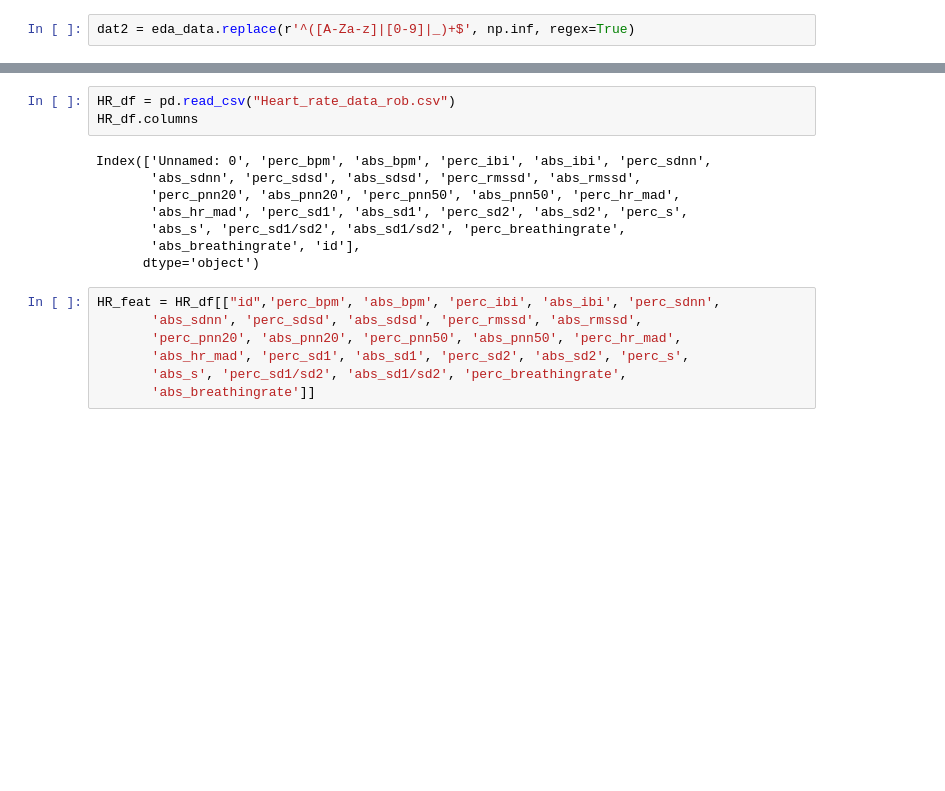
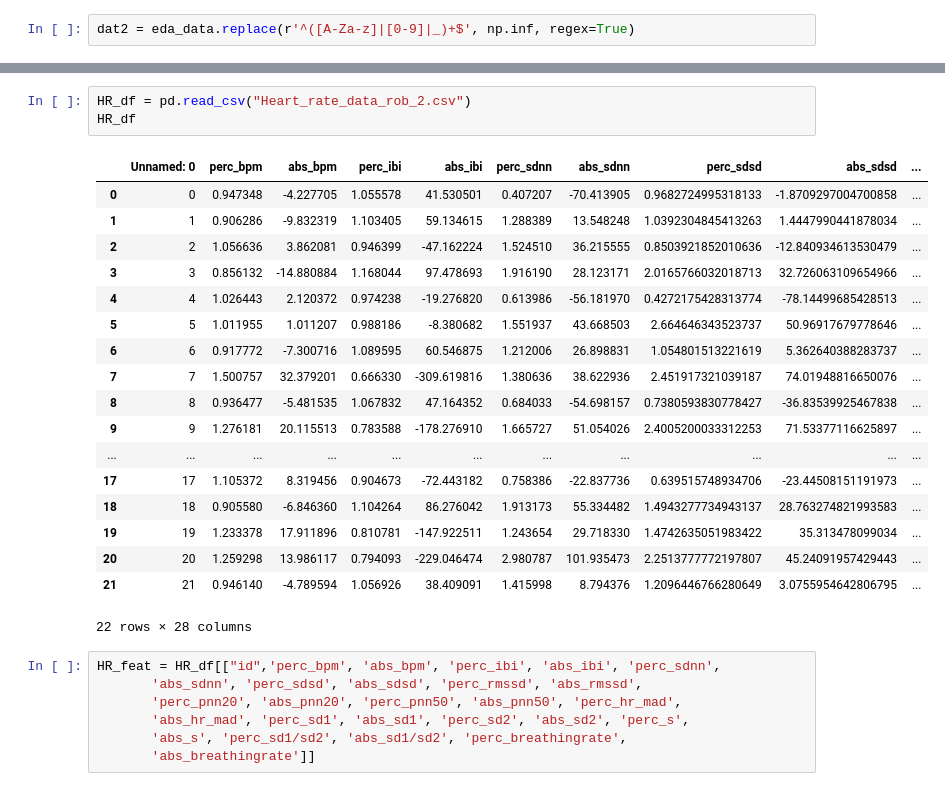
Before and after one commit to robfletch7/HRI, a Jupyter notebook: feature_setup.ipynb, the cells around one changed output, grey strips where cells are left out. Saved outputs shown, nothing was run; the diff lists cells and outputs as text; blank space fills up the shorter version.

```diff
--- a/feature_setup.ipynb
+++ b/feature_setup.ipynb
@@ -197,16 +240,27 @@ labels
 | 20 | 2022-03-14 14:43 | 3 | Male | 1.0 | 0.0 | 0.0 | ... |
 | 21 | 2022-03-14 14:51 | 7 | Female | 0.0 | 1.0 | 0.0 | ... |
 # %%
-HR_df = pd.read_csv("Heart_rate_data_rob.csv")
-HR_df.columns
+HR_df = pd.read_csv("Heart_rate_data_rob_2.csv")
+HR_df
 # %% [output]
+|  | Unnamed: 0 | perc_bpm | abs_bpm | perc_ibi | abs_ibi | perc_sdnn | abs_sdnn | perc_sdsd | abs_sdsd | ... |
+| 0 | 0 | 0.947348 | -4.227705 | 1.055578 | 41.530501 | 0.407207 | -70.413905 | 0.9682724995318133 | -1.8709297004700858 | ... |
+| 1 | 1 | 0.906286 | -9.832319 | 1.103405 | 59.134615 | 1.288389 | 13.548248 | 1.0392304845413263 | 1.4447990441878034 | ... |
+| 2 | 2 | 1.056636 | 3.862081 | 0.946399 | -47.162224 | 1.524510 | 36.215555 | 0.8503921852010636 | -12.840934613530479 | ... |
+| 3 | 3 | 0.856132 | -14.880884 | 1.168044 | 97.478693 | 1.916190 | 28.123171 | 2.0165766032018713 | 32.726063109654966 | ... |
+| 4 | 4 | 1.026443 | 2.120372 | 0.974238 | -19.276820 | 0.613986 | -56.181970 | 0.4272175428313774 | -78.14499685428513 | ... |
+| 5 | 5 | 1.011955 | 1.011207 | 0.988186 | -8.380682 | 1.551937 | 43.668503 | 2.664646343523737 | 50.96917679778646 | ... |
+| 6 | 6 | 0.917772 | -7.300716 | 1.089595 | 60.546875 | 1.212006 | 26.898831 | 1.054801513221619 | 5.362640388283737 | ... |
+| 7 | 7 | 1.500757 | 32.379201 | 0.666330 | -309.619816 | 1.380636 | 38.622936 | 2.451917321039187 | 74.01948816650076 | ... |
+| 8 | 8 | 0.936477 | -5.481535 | 1.067832 | 47.164352 | 0.684033 | -54.698157 | 0.7380593830778427 | -36.83539925467838 | ... |
+| 9 | 9 | 1.276181 | 20.115513 | 0.783588 | -178.276910 | 1.665727 | 51.054026 | 2.4005200033312253 | 71.53377116625897 | ... |
+| ... | ... | ... | ... | ... | ... | ... | ... | ... | ... | ... |
+| 17 | 17 | 1.105372 | 8.319456 | 0.904673 | -72.443182 | 0.758386 | -22.837736 | 0.639515748934706 | -23.44508151191973 | ... |
+| 18 | 18 | 0.905580 | -6.846360 | 1.104264 | 86.276042 | 1.913173 | 55.334482 | 1.4943277734943137 | 28.763274821993583 | ... |
+| 19 | 19 | 1.233378 | 17.911896 | 0.810781 | -147.922511 | 1.243654 | 29.718330 | 1.4742635051983422 | 35.313478099034 | ... |
+| 20 | 20 | 1.259298 | 13.986117 | 0.794093 | -229.046474 | 2.980787 | 101.935473 | 2.2513777772197807 | 45.24091957429443 | ... |
+| 21 | 21 | 0.946140 | -4.789594 | 1.056926 | 38.409091 | 1.415998 | 8.794376 | 1.2096446766280649 | 3.0755954642806795 | ... |
-Index(['Unnamed: 0', 'perc_bpm', 'abs_bpm', 'perc_ibi', 'abs_ibi', 'perc_sdnn',
-       'abs_sdnn', 'perc_sdsd', 'abs_sdsd', 'perc_rmssd', 'abs_rmssd',
-       'perc_pnn20', 'abs_pnn20', 'perc_pnn50', 'abs_pnn50', 'perc_hr_mad',
-       'abs_hr_mad', 'perc_sd1', 'abs_sd1', 'perc_sd2', 'abs_sd2', 'perc_s',
-       'abs_s', 'perc_sd1/sd2', 'abs_sd1/sd2', 'perc_breathingrate',
-       'abs_breathingrate', 'id'],
-      dtype='object')
+22 rows × 28 columns
 # %%
 HR_feat = HR_df[["id",'perc_bpm', 'abs_bpm', 'perc_ibi', 'abs_ibi', 'perc_sdnn',
        'abs_sdnn', 'perc_sdsd', 'abs_sdsd', 'perc_rmssd', 'abs_rmssd',
```
Also changed, not shown: parts of 19 cells of this notebook, 1 other file.
